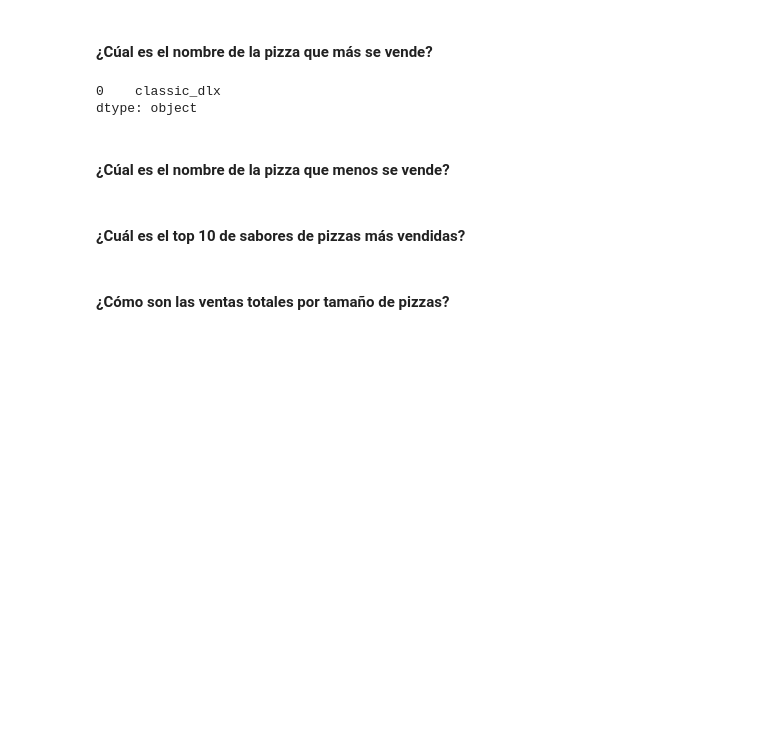
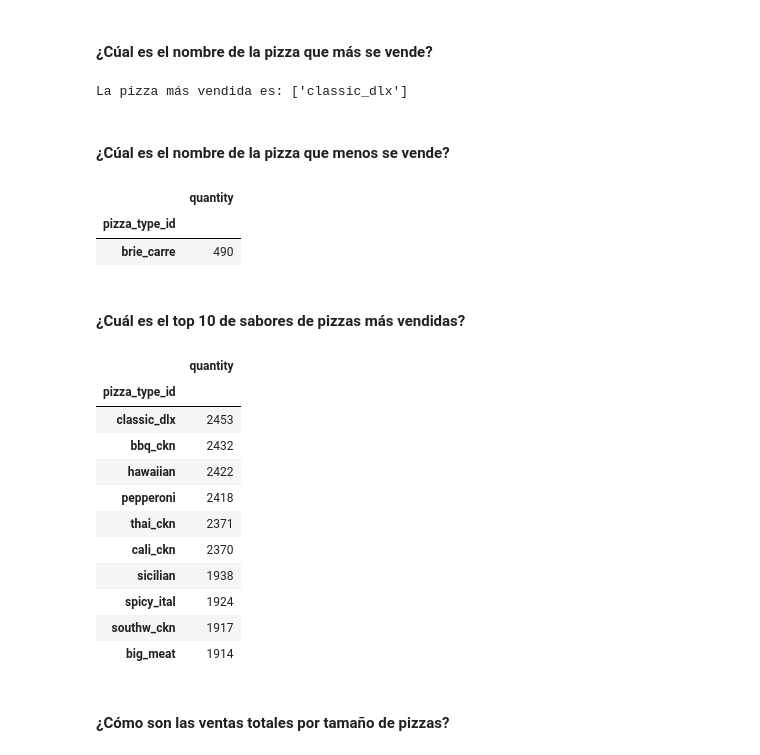
Before and after one commit to pablonunez81/ucom_intro_prog_final_work, a Jupyter notebook: M1_Trabajo_Final_pnunez_bbenitez.ipynb, the cells around one changed output. Cells and saved outputs as stored; diff of their text form; code cells hidden in the pictures; blank space fills up the shorter version.

```diff
--- a/M1_Trabajo_Final_pnunez_bbenitez.ipynb
+++ b/M1_Trabajo_Final_pnunez_bbenitez.ipynb
@@ -538,14 +532,39 @@ merge_orders_x_pizzas['quantity'].sum()
 49574
 # %% [markdown]
 ####  ¿Cúal es el nombre de la pizza que más se vende?
-# %%
-merge_orders_x_pizzas['pizza_type_id'].mode()                  # veggie_veg
-# %% [output]
-0    classic_dlx
-dtype: object
+# %%
+mas_vendido = merge_orders_x_pizzas['pizza_type_id'].mode()
+print(f'La pizza más vendida es: {mas_vendido.values}')
+# %% [output]
+La pizza más vendida es: ['classic_dlx']
 # %% [markdown]
 ####  ¿Cúal es el nombre de la pizza que menos se vende?
+# %%
+pizza_menor_venta = merge_orders_x_pizzas.groupby(['pizza_type_id'])['pizza_type_id','quantity'].sum()
+pm = pizza_menor_venta.sort_values(by=['quantity']).head(1)#.to_frame()
+pm
+#print(f'El nombre de la pizza que menos se vende es: {pm}')                    # PENDIENTE
+# %% [output]
+|  | quantity |
+| pizza_type_id |  |
+| brie_carre | 490 |
 # %% [markdown]
 #### ¿Cuál es el top 10 de sabores de pizzas más vendidas?
+# %%
+pizza = merge_orders_x_pizzas.groupby(['pizza_type_id'])['pizza_type_id','quantity'].sum()
+pizza.sort_values(by=['quantity'],ascending=False).head(10)
+# %% [output]
+|  | quantity |
+| pizza_type_id |  |
+| classic_dlx | 2453 |
+| bbq_ckn | 2432 |
+| hawaiian | 2422 |
+| pepperoni | 2418 |
+| thai_ckn | 2371 |
+| cali_ckn | 2370 |
+| sicilian | 1938 |
+| spicy_ital | 1924 |
+| southw_ckn | 1917 |
+| big_meat | 1914 |
 # %% [markdown]
 #### ¿Cómo son las ventas totales por tamaño de pizzas?
```
Also changed, not shown: parts of 7 cells of this notebook.
